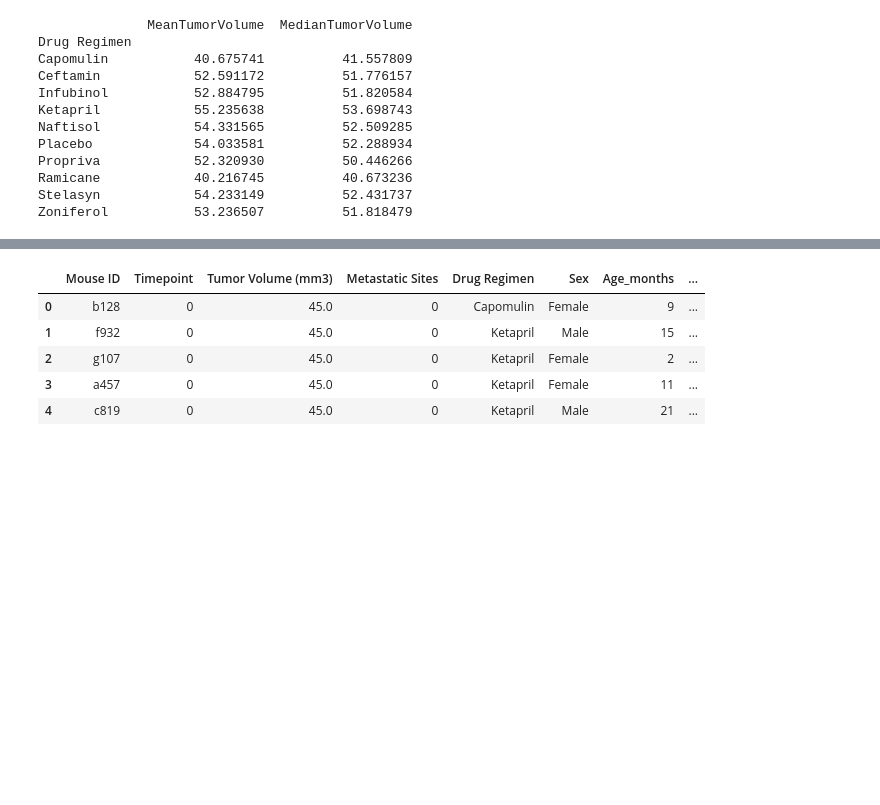
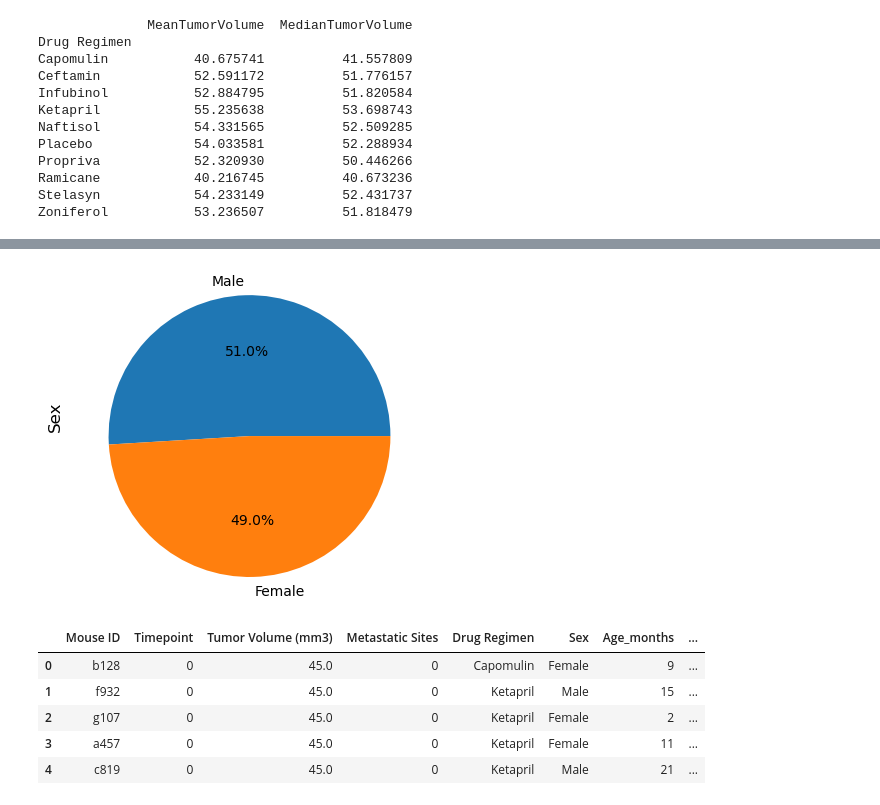
Before and after one commit to MarkOlsonMN/matplotlib-challenge, a Jupyter notebook: Pymaceuticals/Pymaceuticals_Jupyter_Notebook.ipynb, the cells around one changed output, grey strips where cells are left out. Saved outputs shown, nothing was run; the diff lists cells and outputs as text; code cells hidden in the pictures; blank space fills up the shorter version.

```diff
--- a/Pymaceuticals/Pymaceuticals_Jupyter_Notebook.ipynb
+++ b/Pymaceuticals/Pymaceuticals_Jupyter_Notebook.ipynb
@@ -330,0 +419,26 @@ Zoniferol           53.236507          51.818479
+# %%
+# Calculate the count of each unique value in the "Sex" column
+mouse_sex_counts = clean_df['Sex'].value_counts()
+
+# Plot a pie chart
+#plt.figure(figsize=(8, 8))
+plt.figure(figsize=(4, 4))
+#plt.figure(figsize=(5, 5))
+plt.pie(mouse_sex_counts, labels=mouse_sex_counts.index, autopct='%1.1f%%', startangle=0)
+plt.axis('equal')  # Equal aspect ratio ensures that pie is drawn as a circle.
+
+# Add a title on the left side in a vertical orientation
+#plt.title('Sex', loc='left', rotation='vertical', y=0.5)
+#plt.title('Sex', loc='left', rotation='vertical', y=0.5, fontdict={'weight': 'normal', 'size': 16})
+#plt.title('Sex', loc='left', rotation='vertical', y=0.5, pad=20)
+#plt.title('Sex\n\n.', loc='left', rotation='vertical', y=0.5, pad=20)
+#plt.title('Sex', loc='left', rotation='vertical', y=0.5, x=-.1)      # PRETTY NICE
+plt.title('Sex', loc='left', rotation='vertical', y=0.5, x=-.15)
+
+# Adjust the position of the pie chart to shift it to the right
+#plt.subplots_adjust(left=0.3)  # Adjust the left parameter to shift the chart to the right
+
+# Show the pie chart
+plt.show()
+# %% [output]
+[figure, added]
```
Also changed, not shown: parts of 19 cells of this notebook.
